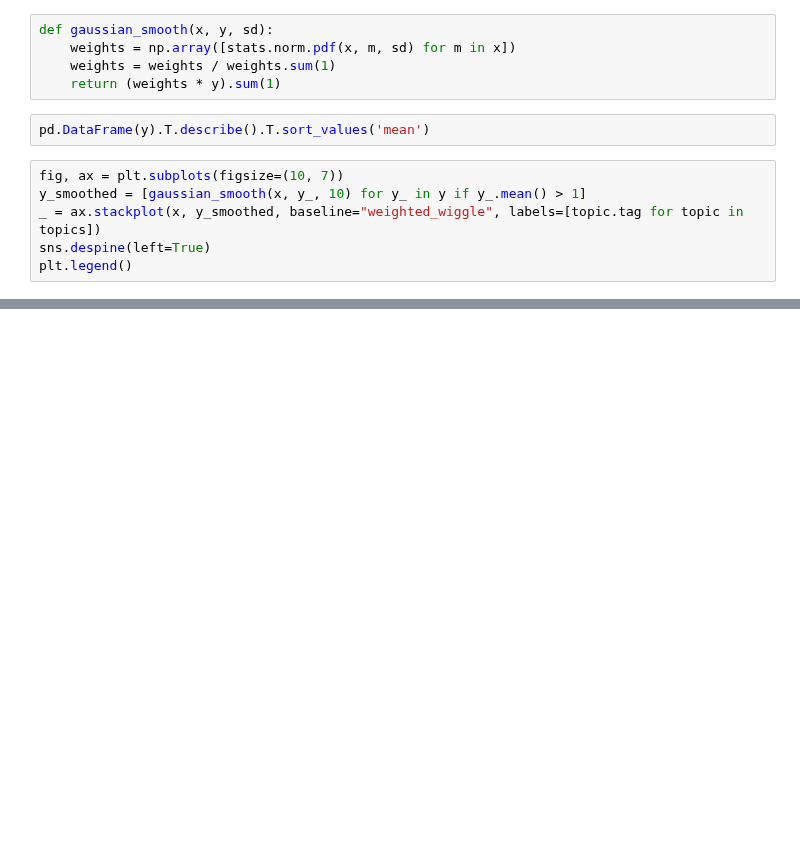
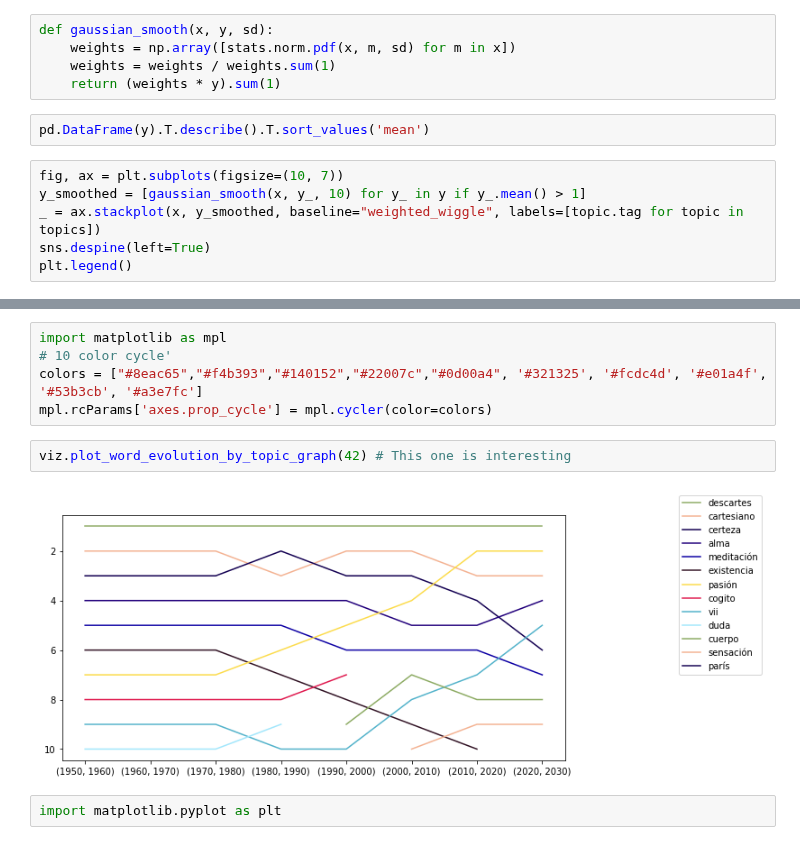
Before and after one commit to juanrloaiza/latinamerican-philosophy-mining, a Jupyter notebook: notebooks/4-Analysis.ipynb, the cells around one changed output, grey strips where cells are left out. Cells and saved outputs as stored; diff of their text form; blank space fills up the shorter version.

```diff
--- a/notebooks/4-Analysis.ipynb
+++ b/notebooks/4-Analysis.ipynb
@@ -97,0 +102,11 @@ plt.legend()
+# %%
+import matplotlib as mpl
+# 10 color cycle'
+colors = ["#8eac65","#f4b393","#140152","#22007c","#0d00a4", '#321325', '#fcdc4d', '#e01a4f', '#53b3cb', '#a3e7fc']
+mpl.rcParams['axes.prop_cycle'] = mpl.cycler(color=colors)
+# %%
+viz.plot_word_evolution_by_topic_graph(42) # This one is interesting
+# %% [output]
+[figure, added]
+# %%
+import matplotlib.pyplot as plt
```
Also changed, not shown: parts of 11 cells of this notebook, 1 other file.
